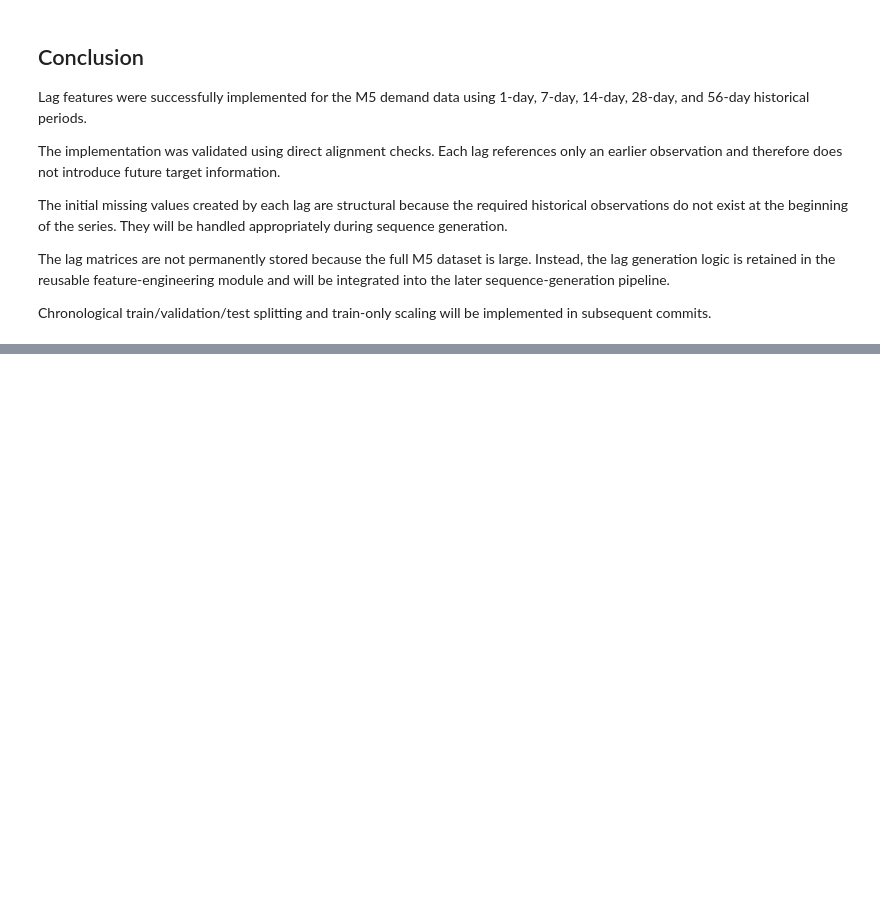
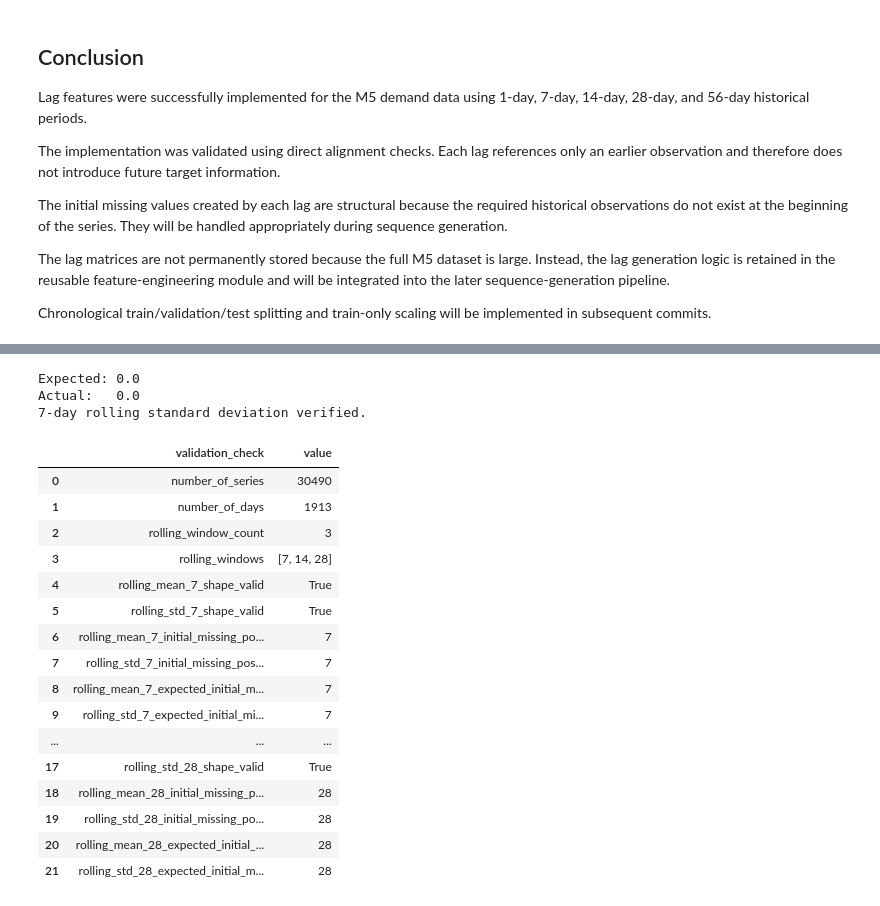
Before and after one commit to Naveeth-Nawzer/dl-assignment, a Jupyter notebook: notebooks/03_feature_engineering.ipynb, the cells around one changed output, grey strips where cells are left out. Saved outputs shown, nothing was run; the diff lists cells and outputs as text; code cells hidden in the pictures; blank space fills up the shorter version.

```diff
--- a/notebooks/03_feature_engineering.ipynb
+++ b/notebooks/03_feature_engineering.ipynb
@@ -1062,0 +1111,14 @@ be implemented in subsequent commits.
+# %%
+rolling_windows = (7, 14, 28)
+
+rolling_features = create_rolling_features(
+    sales_clean,
+    rolling_windows=rolling_windows
+)
+
+print("Generated rolling features:")
+
+for feature_name, data in rolling_features.items():
+    print(
+        f"{feature_name}: {data.shape}"
+    )
@@ -1062,0 +1245,61 @@ be implemented in subsequent commits.
+# %%
+rolling_std_7 = rolling_features[
+    "rolling_std_7"
+].loc[series_index]
+
+position = 7
+
+expected_std_7 = original.iloc[
+    position - 7:position
+].std()
+
+actual_std_7 = rolling_std_7.iloc[position]
+
+print("Expected:", expected_std_7)
+print("Actual:  ", actual_std_7)
+
+assert np.isclose(
+    expected_std_7,
+    actual_std_7,
+    equal_nan=True
+)
+
+print("7-day rolling standard deviation verified.")
+# %% [output]
+Expected: 0.0
+Actual:   0.0
+7-day rolling standard deviation verified.
+# %%
+rolling_validation = validate_rolling_features(
+    sales_clean,
+    rolling_features,
+    rolling_windows=rolling_windows
+)
+
+rolling_validation_df = pd.DataFrame(
+    list(rolling_validation.items()),
+    columns=[
+        "validation_check",
+        "value"
+    ]
+)
+
+display(rolling_validation_df)
+# %% [output]
+|  | validation_check | value |
+| 0 | number_of_series | 30490 |
+| 1 | number_of_days | 1913 |
+| 2 | rolling_window_count | 3 |
+| 3 | rolling_windows | [7, 14, 28] |
+| 4 | rolling_mean_7_shape_valid | True |
+| 5 | rolling_std_7_shape_valid | True |
+| 6 | rolling_mean_7_initial_missing_po... | 7 |
+| 7 | rolling_std_7_initial_missing_pos... | 7 |
+| 8 | rolling_mean_7_expected_initial_m... | 7 |
+| 9 | rolling_std_7_expected_initial_mi... | 7 |
+| ... | ... | ... |
+| 17 | rolling_std_28_shape_valid | True |
+| 18 | rolling_mean_28_initial_missing_p... | 28 |
+| 19 | rolling_std_28_initial_missing_po... | 28 |
+| 20 | rolling_mean_28_expected_initial_... | 28 |
+| 21 | rolling_std_28_expected_initial_m... | 28 |
```
Also changed, not shown: parts of 17 cells of this notebook, 4 other files.
